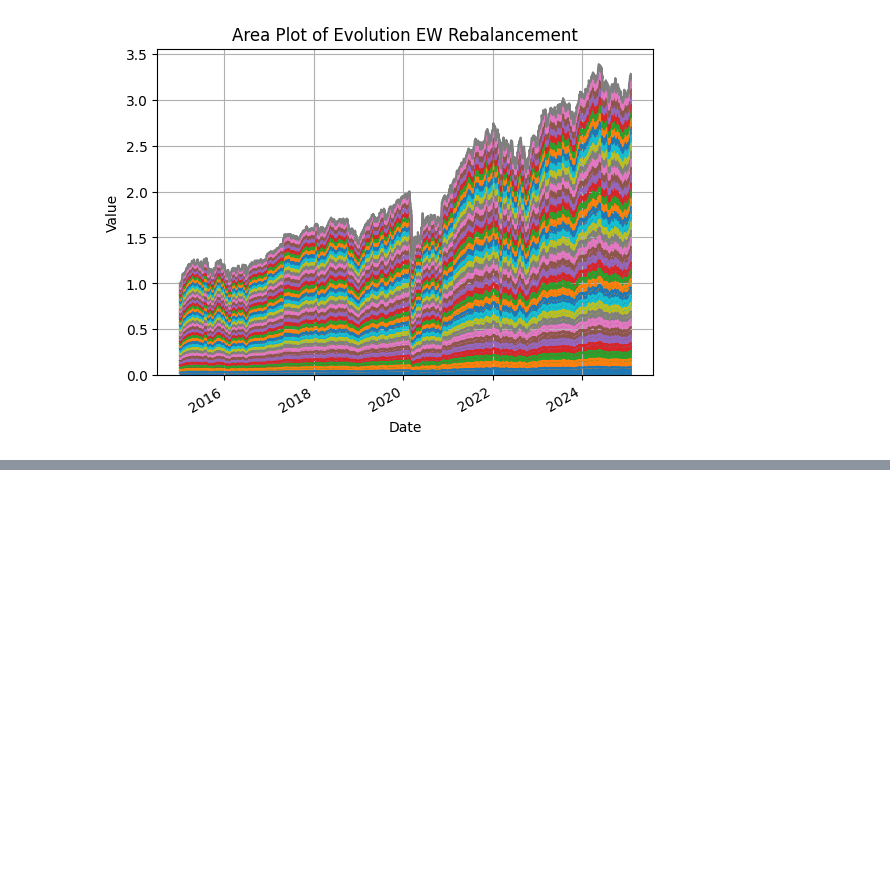
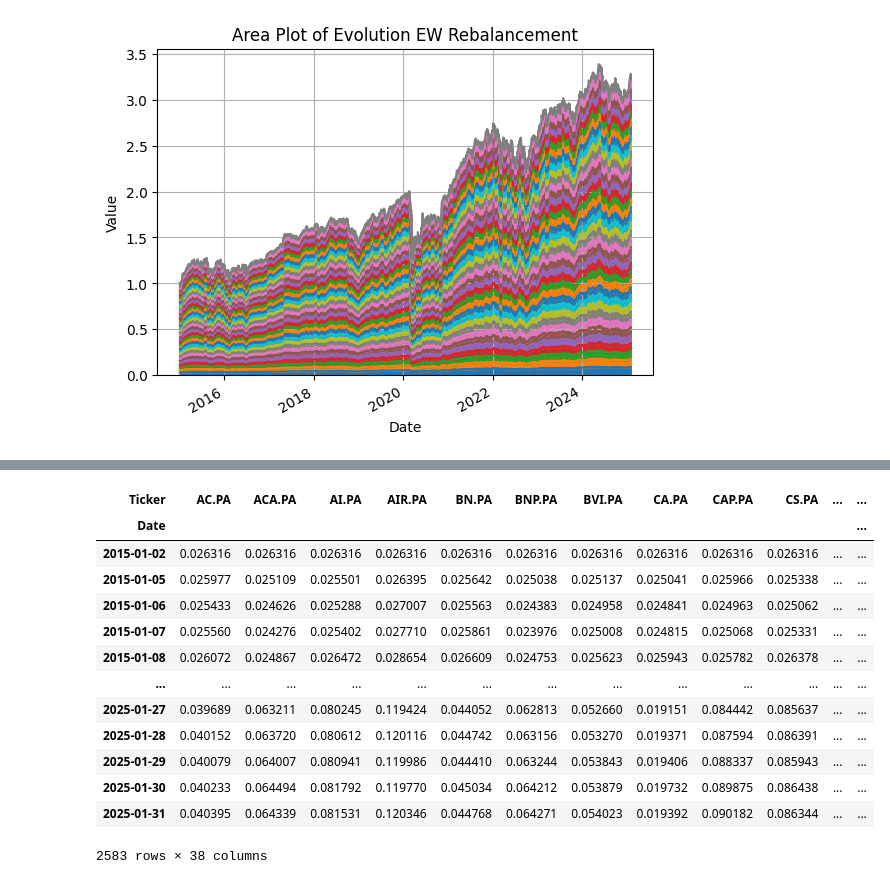
Before and after one commit to ZeBaoB/Cutting-edge_AssetTool-, a Jupyter notebook: Cutting edge 1.ipynb, the cells around one changed output, grey strips where cells are left out. Drawn from its saved outputs; the diff is of its cells as text; code cells hidden in the pictures; blank space fills up the shorter version.

```diff
--- a/Cutting edge 1.ipynb
+++ b/Cutting edge 1.ipynb
@@ -218,0 +252,17 @@ plt.show()
+# %%
+evolution_huyHold
+# %% [output]
+| Ticker | AC.PA | ACA.PA | AI.PA | AIR.PA | BN.PA | BNP.PA | BVI.PA | CA.PA | CAP.PA | CS.PA | ... | ... |
+| Date |  |  |  |  |  |  |  |  |  |  |  | ... |
+| 2015-01-02 | 0.026316 | 0.026316 | 0.026316 | 0.026316 | 0.026316 | 0.026316 | 0.026316 | 0.026316 | 0.026316 | 0.026316 | ... | ... |
+| 2015-01-05 | 0.025977 | 0.025109 | 0.025501 | 0.026395 | 0.025642 | 0.025038 | 0.025137 | 0.025041 | 0.025966 | 0.025338 | ... | ... |
+| 2015-01-06 | 0.025433 | 0.024626 | 0.025288 | 0.027007 | 0.025563 | 0.024383 | 0.024958 | 0.024841 | 0.024963 | 0.025062 | ... | ... |
+| 2015-01-07 | 0.025560 | 0.024276 | 0.025402 | 0.027710 | 0.025861 | 0.023976 | 0.025008 | 0.024815 | 0.025068 | 0.025331 | ... | ... |
+| 2015-01-08 | 0.026072 | 0.024867 | 0.026472 | 0.028654 | 0.026609 | 0.024753 | 0.025623 | 0.025943 | 0.025782 | 0.026378 | ... | ... |
+| ... | ... | ... | ... | ... | ... | ... | ... | ... | ... | ... | ... | ... |
+| 2025-01-27 | 0.039689 | 0.063211 | 0.080245 | 0.119424 | 0.044052 | 0.062813 | 0.052660 | 0.019151 | 0.084442 | 0.085637 | ... | ... |
+| 2025-01-28 | 0.040152 | 0.063720 | 0.080612 | 0.120116 | 0.044742 | 0.063156 | 0.053270 | 0.019371 | 0.087594 | 0.086391 | ... | ... |
+| 2025-01-29 | 0.040079 | 0.064007 | 0.080941 | 0.119986 | 0.044410 | 0.063244 | 0.053843 | 0.019406 | 0.088337 | 0.085943 | ... | ... |
+| 2025-01-30 | 0.040233 | 0.064494 | 0.081792 | 0.119770 | 0.045034 | 0.064212 | 0.053879 | 0.019732 | 0.089875 | 0.086438 | ... | ... |
+| 2025-01-31 | 0.040395 | 0.064339 | 0.081531 | 0.120346 | 0.044768 | 0.064271 | 0.054023 | 0.019392 | 0.090182 | 0.086344 | ... | ... |
+2583 rows × 38 columns
```
Also changed, not shown: parts of 7 cells of this notebook.
